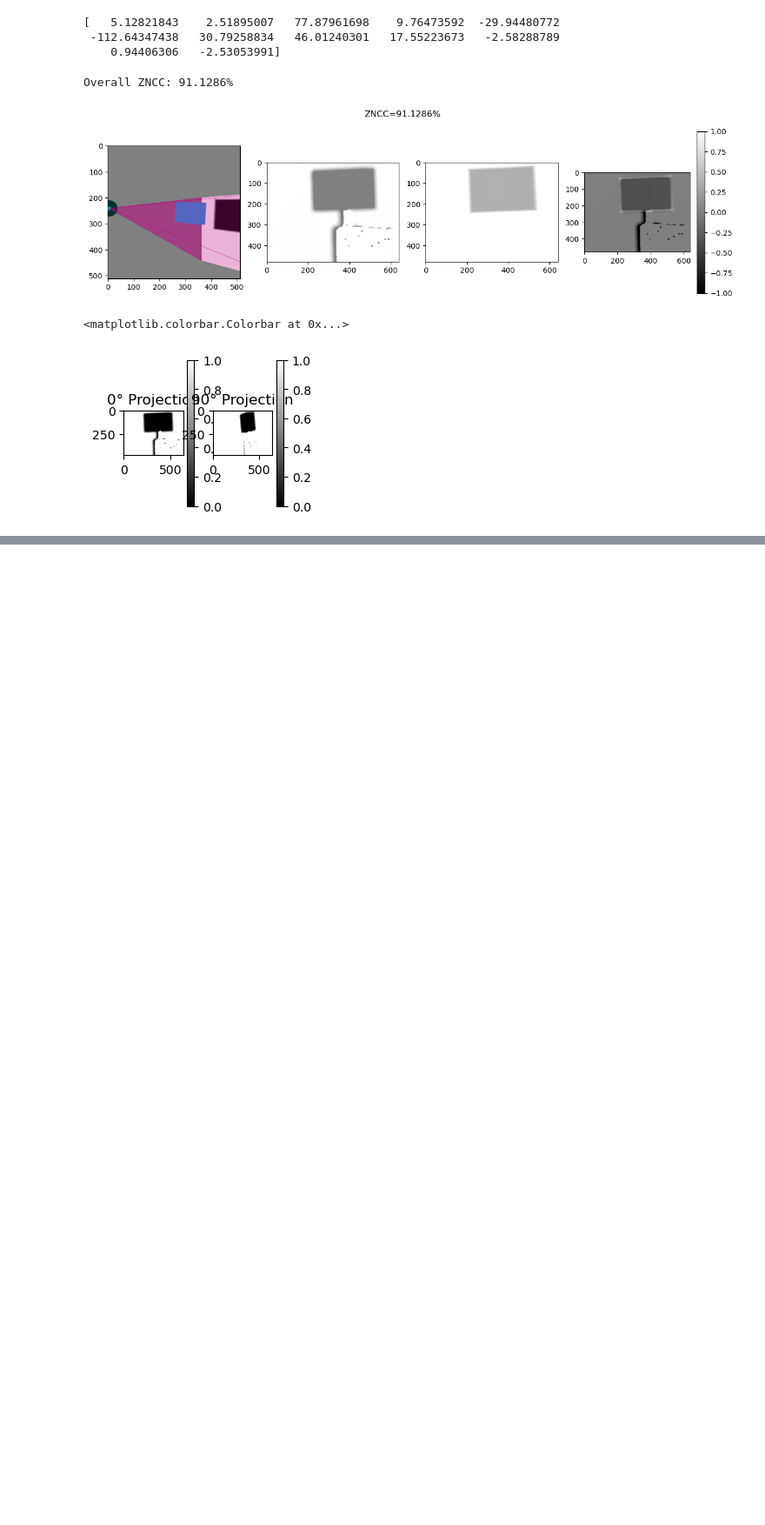
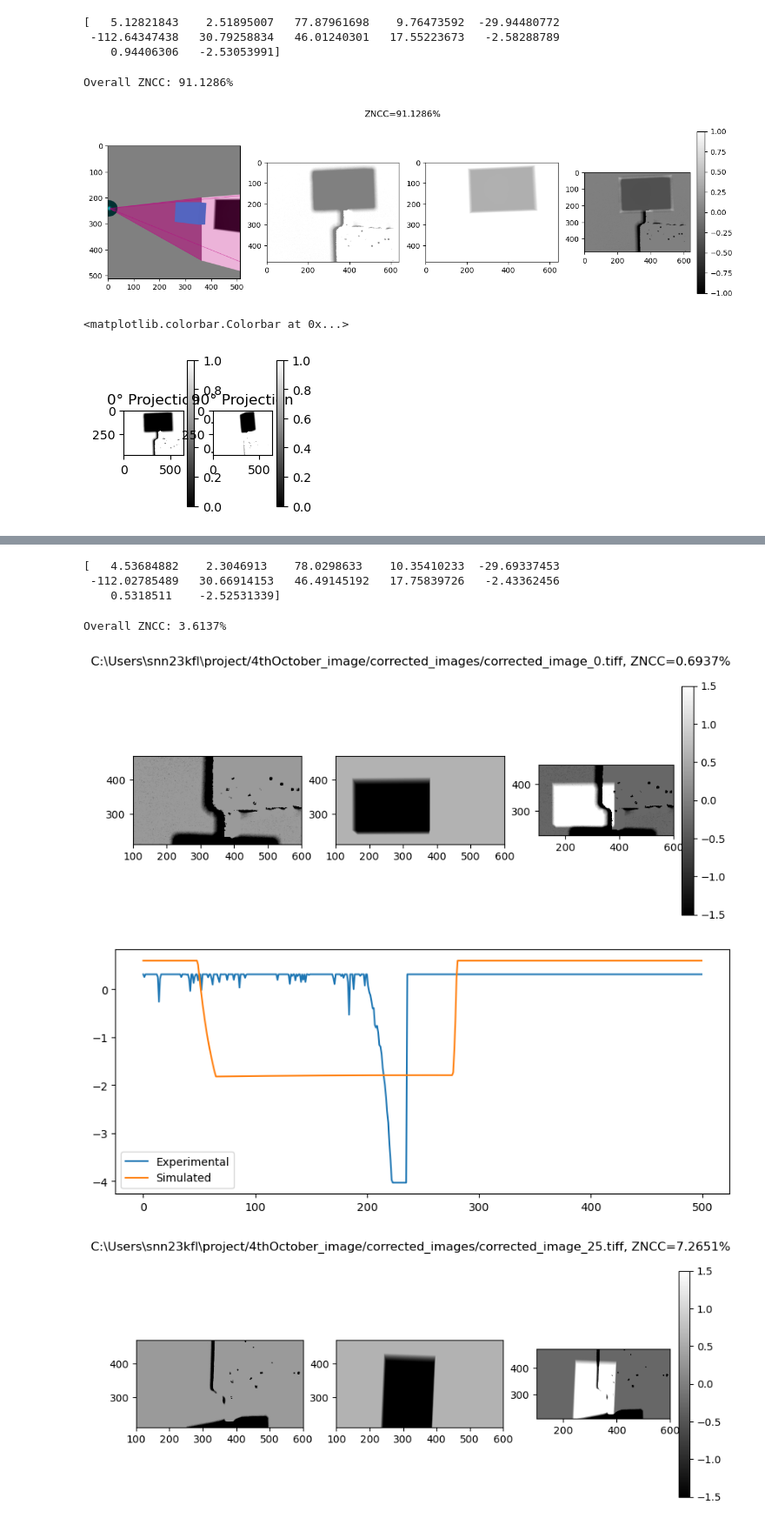
Before and after one commit to Sunday-nwokolo/MyProjects, a Jupyter notebook: One projection.ipynb, the cells around one changed output, grey strips where cells are left out. Shown at 87% size. Saved outputs shown, nothing was run; the diff lists cells and outputs as text; code cells hidden in the pictures; blank space fills up the shorter version.

```diff
--- a/One projection.ipynb
+++ b/One projection.ipynb
@@ -882,0 +842,29 @@ displayResult(x_best)
+# %%
+opts = cma.CMAOptions()
+opts.set('tolfun', 1e-2);
+opts['tolx'] = 1e-2;
+opts['bounds'] = [6*[-2], 6*[2]];
+
+if not os.path.exists(current_folder + "/x_best1.dat"):
+    start_time = time.time();
+    es = cma.CMAEvolutionStrategy([6*[0.0]], 0.5, opts);
+    es.optimize(fitness);
+    elapsed_time = time.time() - start_time
+
+    x_best1 = es.result.xbest
+    np.savetxt(current_folder + "/x_best1.dat", x_best1)
+else:
+    x_best1 = np.loadtxt(current_folder + "/x_best1.dat")
+# %%
+print(x_best1)
+# %% [output]
+[   4.53684882    2.3046913    78.0298633    10.35410233  -29.69337453
+ -112.02785489   30.66914153   46.49145192   17.75839726   -2.43362456
+    0.5318511    -2.52531339]
+# %%
+displayResult(x_best1)
+# %% [output]
+Overall ZNCC: 3.6137%
+[figure, added]
+[figure, added]
+[figure, added]
```
Also changed, not shown: parts of 54 cells of this notebook.
